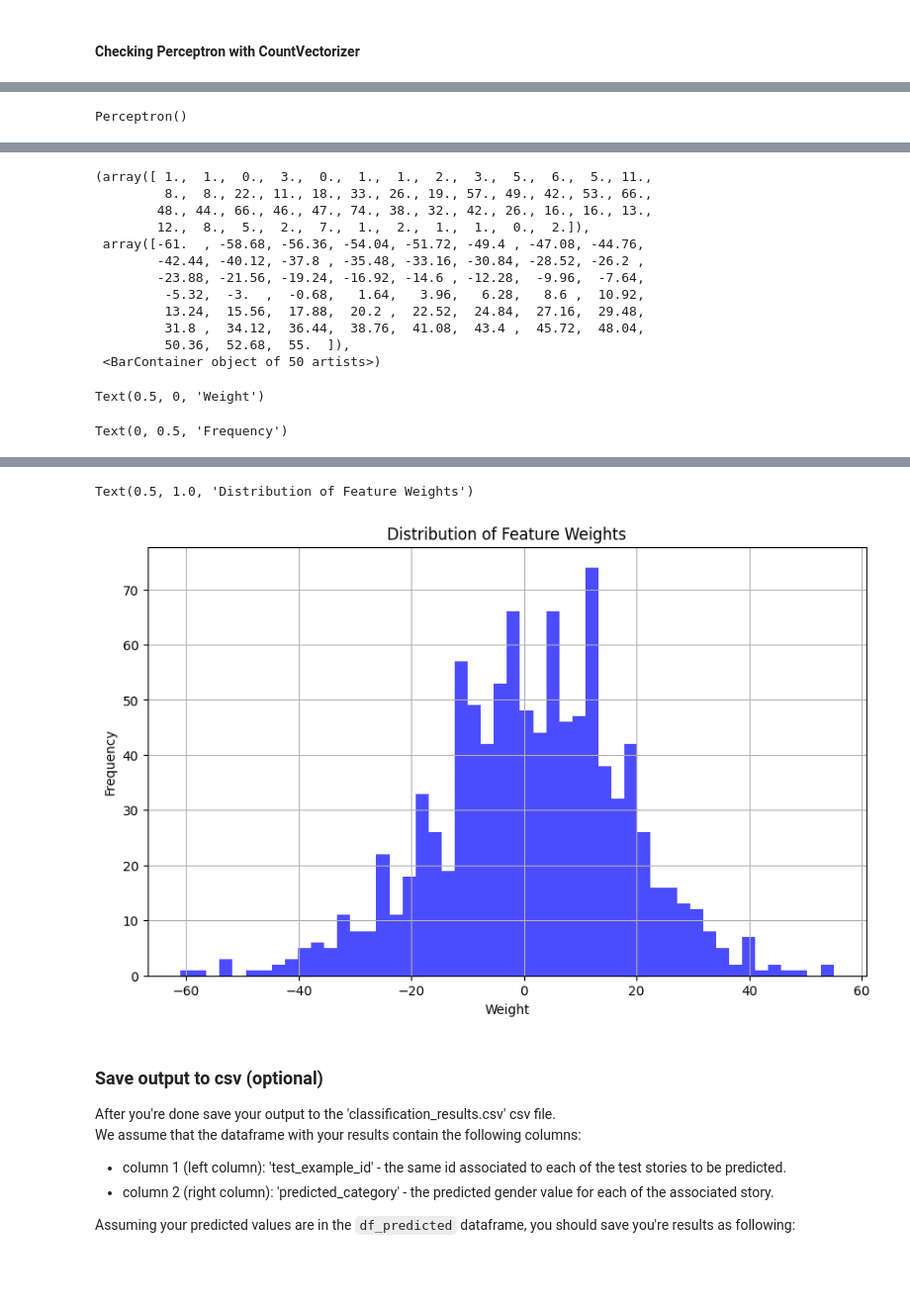
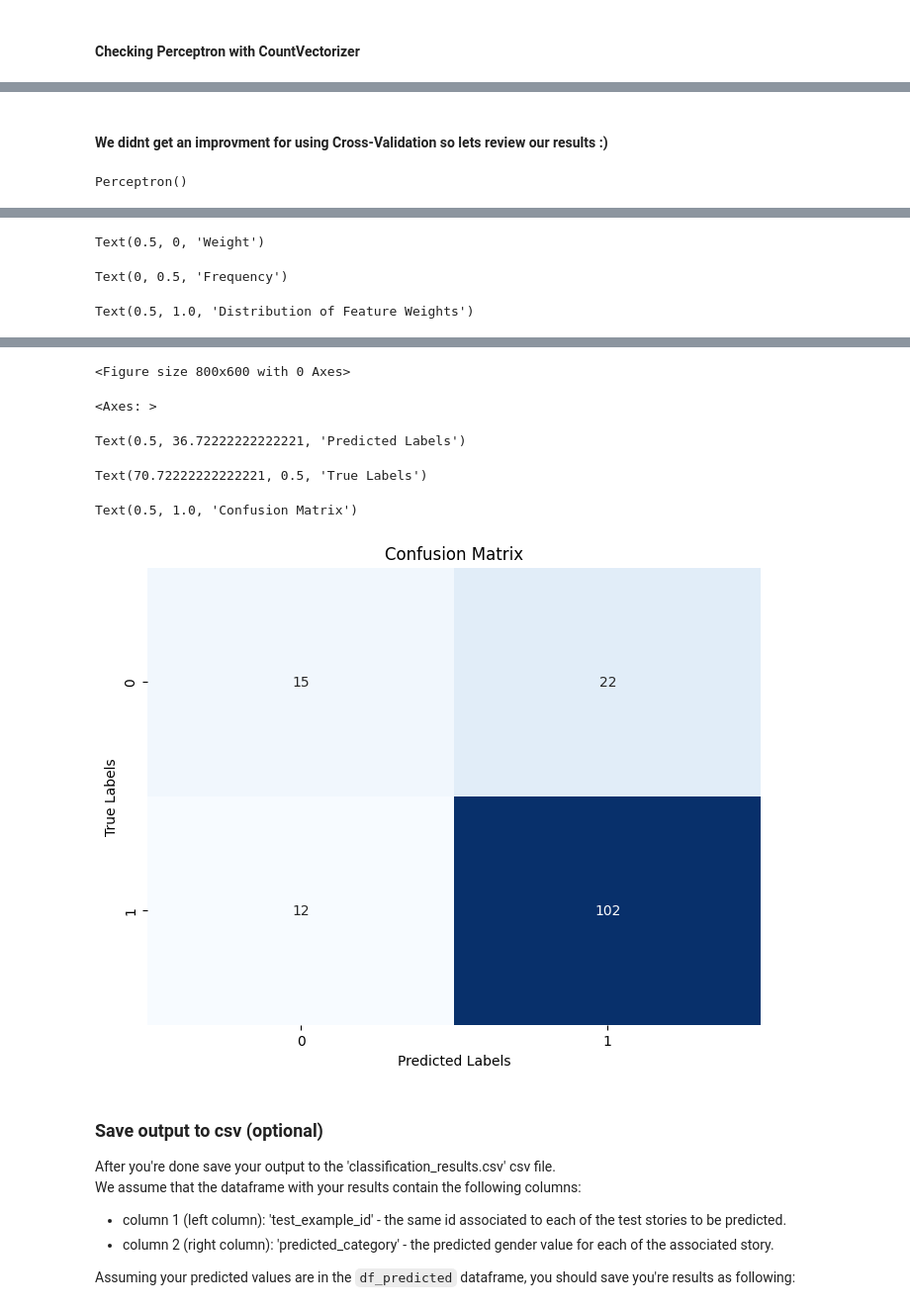
Before and after one commit to DanielShapi4a/NLP-Project, a Jupyter notebook: Assignment3-text-analysis.ipynb, the cells around one changed output, grey strips where cells are left out. Shown at 99% size. Saved outputs shown, nothing was run; the diff lists cells and outputs as text; code cells hidden in the pictures; blank space fills up the shorter version.

```diff
--- a/Assignment3-text-analysis.ipynb
+++ b/Assignment3-text-analysis.ipynb
@@ -376,0 +465,2 @@ Text(0.5, 1.0, 'Distribution of Feature Weights')
+# %% [markdown]
+#### We didnt get an improvment for using Cross-Validation so lets review our results :) ####
@@ -377,31 +475,19 @@ Text(0.5, 1.0, 'Distribution of Feature Weights')
 # %%
 X_train, X_test, Y_train, Y_test = train_test_split(final_stories, df_train['gender'], test_size=0.2, random_state=42)
+vectorizer = TfidfVectorizer(max_features=1000)
+x_train_count = vectorizer.fit_transform(X_train)
+x_test_count = vectorizer.transform(X_test)
 
-# Initialize TF-IDF vectorizer
-vectorizer = CountVectorizer(max_features=1000)  # Adjust max_features as needed
+perc = Perceptron()
+perc.fit(x_train_count, Y_train)
+y_pred = perc.predict(x_test_count)
 
-# Fit and transform on the training data
-x_train_tfidf = vectorizer.fit_transform(X_train)
-
-# Transform the test data using the same vectorizer
-x_test_tfidf = vectorizer.transform(X_test)
-
-# Initialize and train the Perceptron model
-perc = Perceptron()
-perc.fit(x_train_tfidf, Y_train)
-
-# Predict on the test data
-y_pred = perc.predict(x_test_tfidf)
-
-# Create a DataFrame to compare predictions with actual results
-df_temp = pd.DataFrame({"prediction": y_pred, "actual_res": Y_test})
-
-# Calculate F1 score
 f1 = f1_score(Y_test, y_pred, average='weighted')  # You can change 'weighted' to other options if needed
-
 print(f"F1 Score: {f1:.4f}")
 
-plot_confusion_matrix(Y_test,y_pred)
+# Calculate accuracy
+accuracy = accuracy_score(Y_test, y_pred)
+print(f"Accuracy: {accuracy:.4f}")
 
 feature_names = vectorizer.get_feature_names_out()
 
@@ -432,5 +518,16 @@ plt.ylabel('Frequency')
 plt.title('Distribution of Feature Weights')
 plt.grid(True)
 plt.show()
+
+# Calculate the confusion matrix
+conf_matrix = confusion_matrix(Y_test, y_pred)
+
+# Create a heatmap with the confusion matrix
+plt.figure(figsize=(8, 6))
+sns.heatmap(conf_matrix, annot=True, fmt='d', cmap='Blues', cbar=False)
+plt.xlabel('Predicted Labels')
+plt.ylabel('True Labels')
+plt.title('Confusion Matrix')
+plt.show()
 # %% [output]
 Perceptron()
@@ -457,14 +568,3 @@ Top 20 words:
-(array([ 1.,  1.,  0.,  3.,  0.,  1.,  1.,  2.,  3.,  5.,  6.,  5., 11.,
-         8.,  8., 22., 11., 18., 33., 26., 19., 57., 49., 42., 53., 66.,
-        48., 44., 66., 46., 47., 74., 38., 32., 42., 26., 16., 16., 13.,
-        12.,  8.,  5.,  2.,  7.,  1.,  2.,  1.,  1.,  0.,  2.]),
- array([-61.  , -58.68, -56.36, -54.04, -51.72, -49.4 , -47.08, -44.76,
-        -42.44, -40.12, -37.8 , -35.48, -33.16, -30.84, -28.52, -26.2 ,
-        -23.88, -21.56, -19.24, -16.92, -14.6 , -12.28,  -9.96,  -7.64,
-         -5.32,  -3.  ,  -0.68,   1.64,   3.96,   6.28,   8.6 ,  10.92,
-         13.24,  15.56,  17.88,  20.2 ,  22.52,  24.84,  27.16,  29.48,
-         31.8 ,  34.12,  36.44,  38.76,  41.08,  43.4 ,  45.72,  48.04,
-         50.36,  52.68,  55.  ]),
- <BarContainer object of 50 artists>)
+Text(0.5, 0, 'Weight')
-Text(0.5, 0, 'Weight')
+Text(0, 0.5, 'Frequency')
-Text(0, 0.5, 'Frequency')
+Text(0.5, 1.0, 'Distribution of Feature Weights')
@@ -471,5 +572,9 @@ Text(0, 0.5, 'Frequency')
-Text(0.5, 1.0, 'Distribution of Feature Weights')
+<Figure size 800x600 with 0 Axes>
+<Axes: >
+Text(0.5, 36.72222222222221, 'Predicted Labels')
+Text(70.72222222222221, 0.5, 'True Labels')
+Text(0.5, 1.0, 'Confusion Matrix')
-[figure, old version]
+[figure, new version]
 # %% [markdown]
 ### Save output to csv (optional)
 After you're done save your output to the 'classification_results.csv' csv file.<br/>
```
Also changed, not shown: parts of 25 cells of this notebook.
